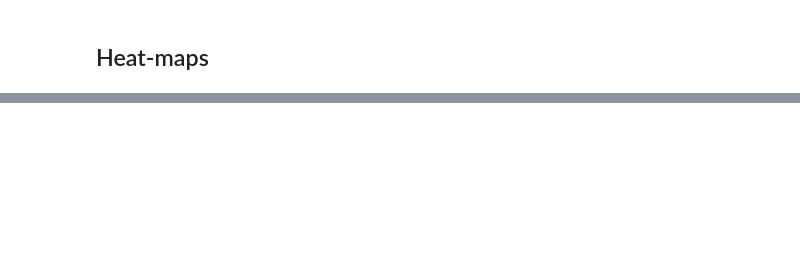
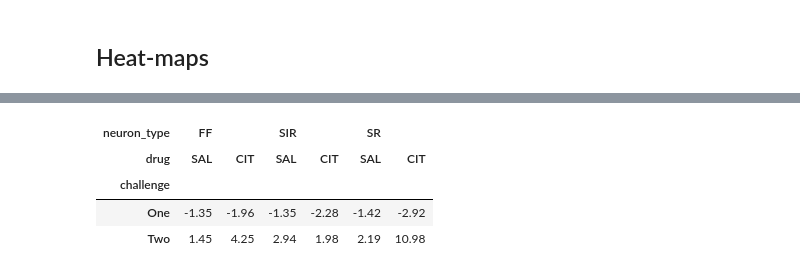
Before and after one commit to Ruairi-osul/drn-interactions, a Jupyter notebook: notebooks/Drug/Figure.ipynb, the cells around one changed output, grey strips where cells are left out. Cells and saved outputs as stored; diff of their text form; code cells hidden in the pictures; blank space fills up the shorter version.

```diff
--- a/notebooks/Drug/Figure.ipynb
+++ b/notebooks/Drug/Figure.ipynb
@@ -289,0 +298,10 @@ f.savefig(Config.fig_dir / "sal_stacked_bar.png", dpi=300, transparent=True, bbo
+# %%
+# average magnitude of modulation
+
+pd.pivot_table(index=["challenge"], columns=["neuron_type", "drug"], values="Diff", aggfunc=np.mean, data=df_res.query("sig == True")).round(2)
+# %% [output]
+| neuron_type | FF |  | SIR |  | SR |  |
+| drug | SAL | CIT | SAL | CIT | SAL | CIT |
+| challenge |  |  |  |  |  |  |
+| One | -1.35 | -1.96 | -1.35 | -2.28 | -1.42 | -2.92 |
+| Two | 1.45 | 4.25 | 2.94 | 1.98 | 2.19 | 10.98 |
```
Also changed, not shown: parts of 8 cells of this notebook.
